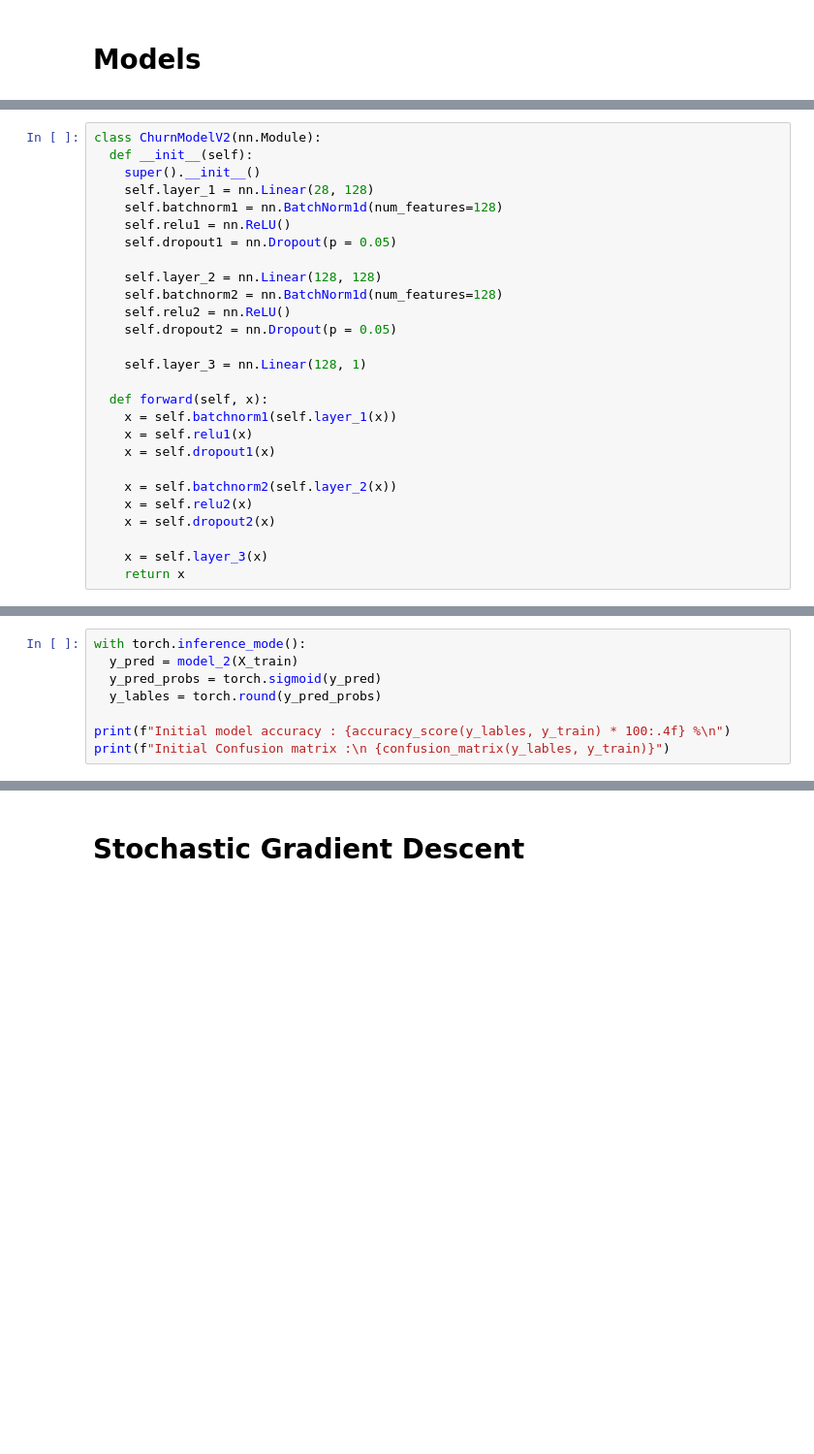
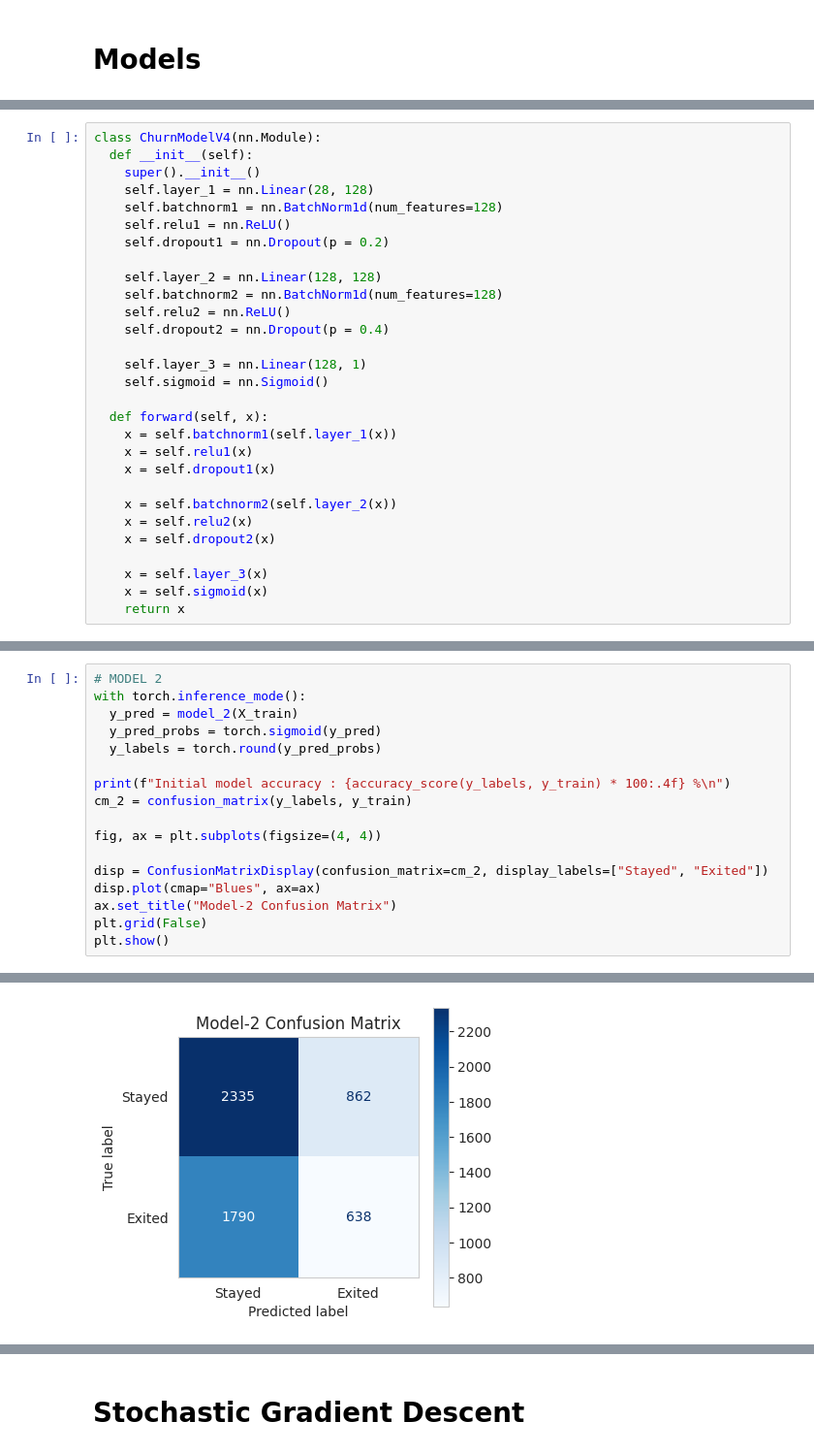
Before and after one commit to severussnape19/Deep_Learning, a Jupyter notebook: Classification_Models/teleco_Churn_Modelling.ipynb, the cells around one changed output, grey strips where cells are left out. Shown at 97% size. Saved outputs shown, nothing was run; the diff lists cells and outputs as text; blank space fills up the shorter version.

```diff
--- a/Classification_Models/teleco_Churn_Modelling.ipynb
+++ b/Classification_Models/teleco_Churn_Modelling.ipynb
@@ -96,18 +252,19 @@ class ChurnModel(nn.Module):
 # %%
-class ChurnModelV2(nn.Module):
+class ChurnModelV4(nn.Module):
   def __init__(self):
     super().__init__()
     self.layer_1 = nn.Linear(28, 128)
     self.batchnorm1 = nn.BatchNorm1d(num_features=128)
     self.relu1 = nn.ReLU()
-    self.dropout1 = nn.Dropout(p = 0.05)
+    self.dropout1 = nn.Dropout(p = 0.2)
 
     self.layer_2 = nn.Linear(128, 128)
     self.batchnorm2 = nn.BatchNorm1d(num_features=128)
     self.relu2 = nn.ReLU()
-    self.dropout2 = nn.Dropout(p = 0.05)
+    self.dropout2 = nn.Dropout(p = 0.4)
 
     self.layer_3 = nn.Linear(128, 1)
+    self.sigmoid = nn.Sigmoid()
 
   def forward(self, x):
     x = self.batchnorm1(self.layer_1(x))
@@ -119,5 +276,6 @@ class ChurnModelV2(nn.Module):
     x = self.dropout2(x)
 
     x = self.layer_3(x)
+    x = self.sigmoid(x)
     return x
 # %%
@@ -183,8 +356,18 @@ print(f"Initial Confusion matrix :\n {confusion_matrix(y_lables, y_train)}")
 # %%
+# MODEL 2
 with torch.inference_mode():
   y_pred = model_2(X_train)
   y_pred_probs = torch.sigmoid(y_pred)
-  y_lables = torch.round(y_pred_probs)
+  y_labels = torch.round(y_pred_probs)
 
-print(f"Initial model accuracy : {accuracy_score(y_lables, y_train) * 100:.4f} %\n")
-print(f"Initial Confusion matrix :\n {confusion_matrix(y_lables, y_train)}")
+print(f"Initial model accuracy : {accuracy_score(y_labels, y_train) * 100:.4f} %\n")
+cm_2 = confusion_matrix(y_labels, y_train)
+
+fig, ax = plt.subplots(figsize=(4, 4))
+
+disp = ConfusionMatrixDisplay(confusion_matrix=cm_2, display_labels=["Stayed", "Exited"])
+disp.plot(cmap="Blues", ax=ax)
+ax.set_title("Model-2 Confusion Matrix")
+plt.grid(False)
+plt.show()
+# %% [output]
@@ -191 +375,2 @@ print(f"Initial Confusion matrix :\n {confusion_matrix(y_lables, y_train)}")
+[figure, added]
 # %%
```
Also changed, not shown: parts of 85 cells of this notebook.
